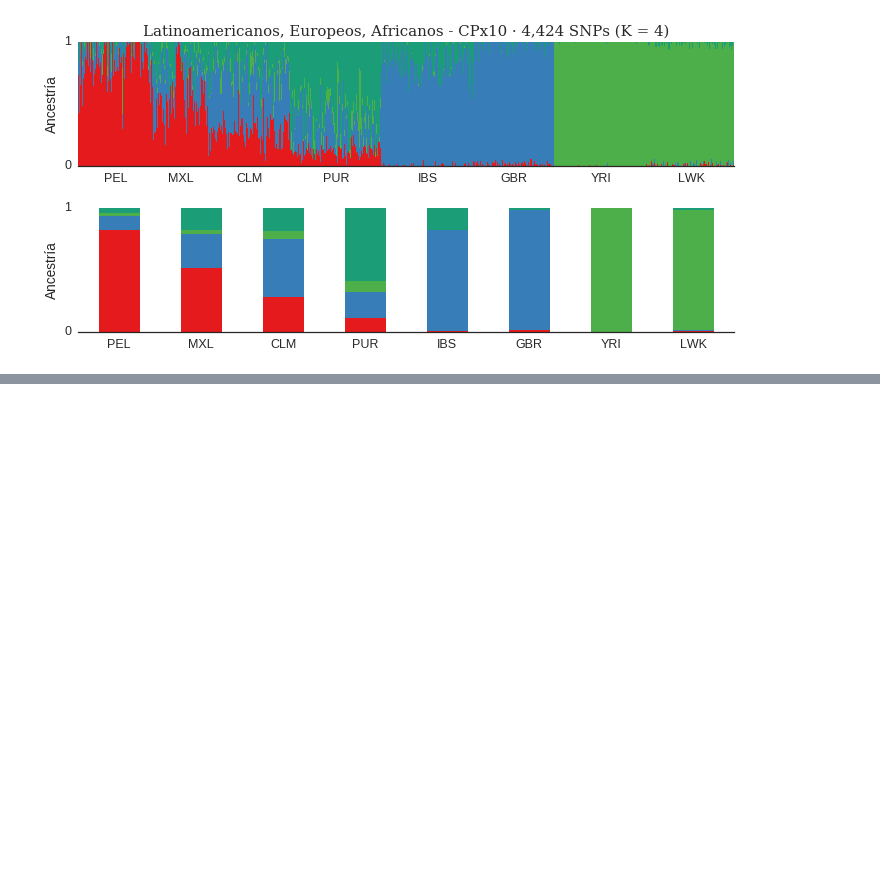
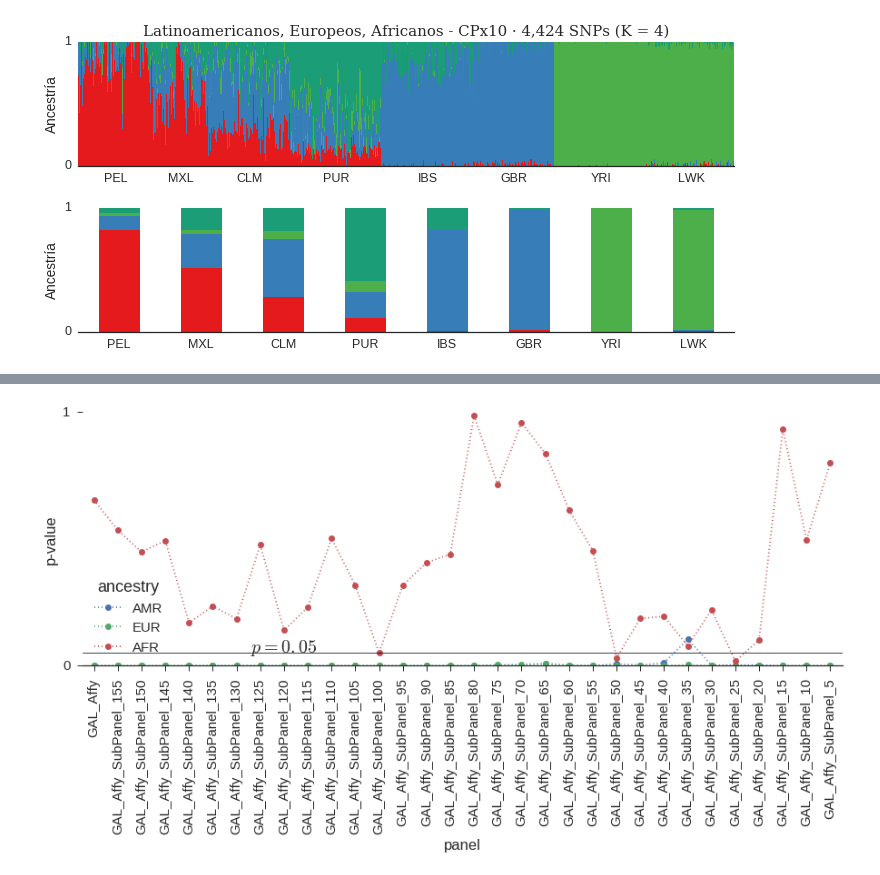
Before and after one commit to jmberros/ancestrator, a Jupyter notebook: admixture.ipynb, the cells around one changed output, grey strips where cells are left out. Saved outputs shown, nothing was run; the diff lists cells and outputs as text; code cells hidden in the pictures; blank space fills up the shorter version.

```diff
--- a/admixture.ipynb
+++ b/admixture.ipynb
@@ -21,21 +27,9 @@ sns.set_style('white')
 source_labels = ['1000Genomes']
 samplegroup_labels = ['LEA']
 panel_labels = [
-    'CPx10',
-#  'GAL_Affy_SubPanel_100',
-#  'GAL_Affy_SubPanel_75',
-#  'GAL_Affy_SubPanel_60',
-#  'GAL_Affy_SubPanel_65',
-#  'GAL_Affy_SubPanel_50',
-#  'GAL_Affy_SubPanel_45',
-#  'GAL_Affy_SubPanel_40',
-#  'GAL_Affy_SubPanel_35',
-#  'GAL_Affy_SubPanel_30',
-#  'GAL_Affy_SubPanel_20',
-#  'GAL_Affy_SubPanel_10',
-#  'GAL_Affy_SubPanel_5'
+ 'GAL_Affy_SubPanel_100',
 ]
-Ks = [2, 3, 4]
+Ks = [3]
 
 combo = product(source_labels, panel_labels, samplegroup_labels)
 
@@ -168,0 +246,19 @@ for panel_label in panel_labels:
+# %%
+sns.set_context('notebook', font_scale=1.5)
+sns.set_style('ticks')
+
+fig, ax = plt.subplots(figsize=(15, 5))
+ttest_results.unstack('ancestry').plot(ax=ax, rot=90, linestyle='dotted', marker='o')
+
+sns.despine(bottom=False, left=True)
+ax.set_xticks(np.arange(len(panel_labels)))
+ax.set_xticklabels(panel_labels)
+ax.axhline(0.05, linestyle='solid', linewidth=0.75, color='black')
+ax.set_ylim([0, 1])
+ax.set_yticks([0, 1])
+ax.set_ylabel('p-value')
+ax.set_xlim([-0.5, len(panel_labels) - 0.5])
+ax.text(8, 0.055, '$p = 0.05$', fontsize=20, horizontalalignment='center')
+plt.show()
+# %% [output]
+[figure, added]
```
Also changed, not shown: parts of 20 cells of this notebook, 11 other files.
